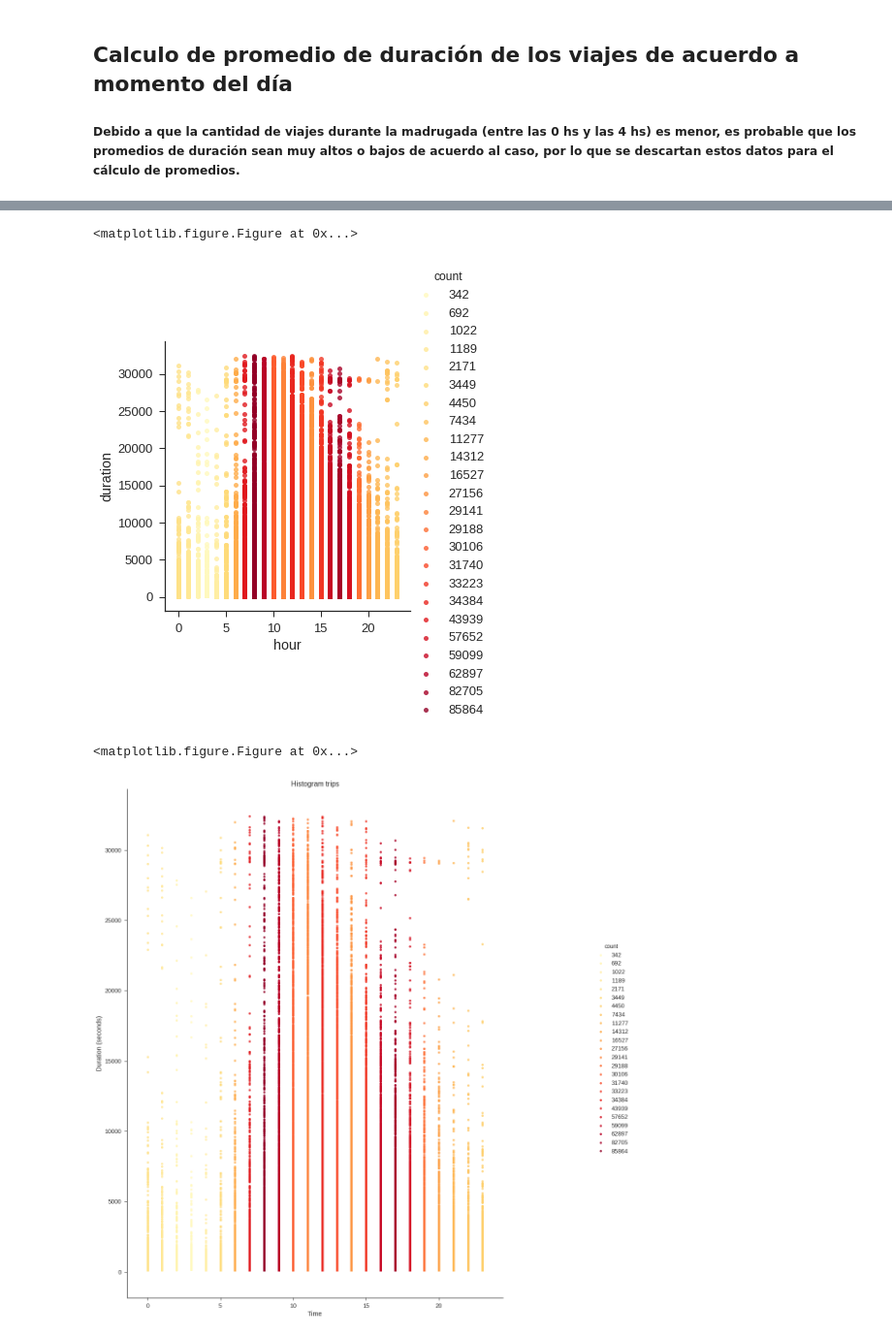
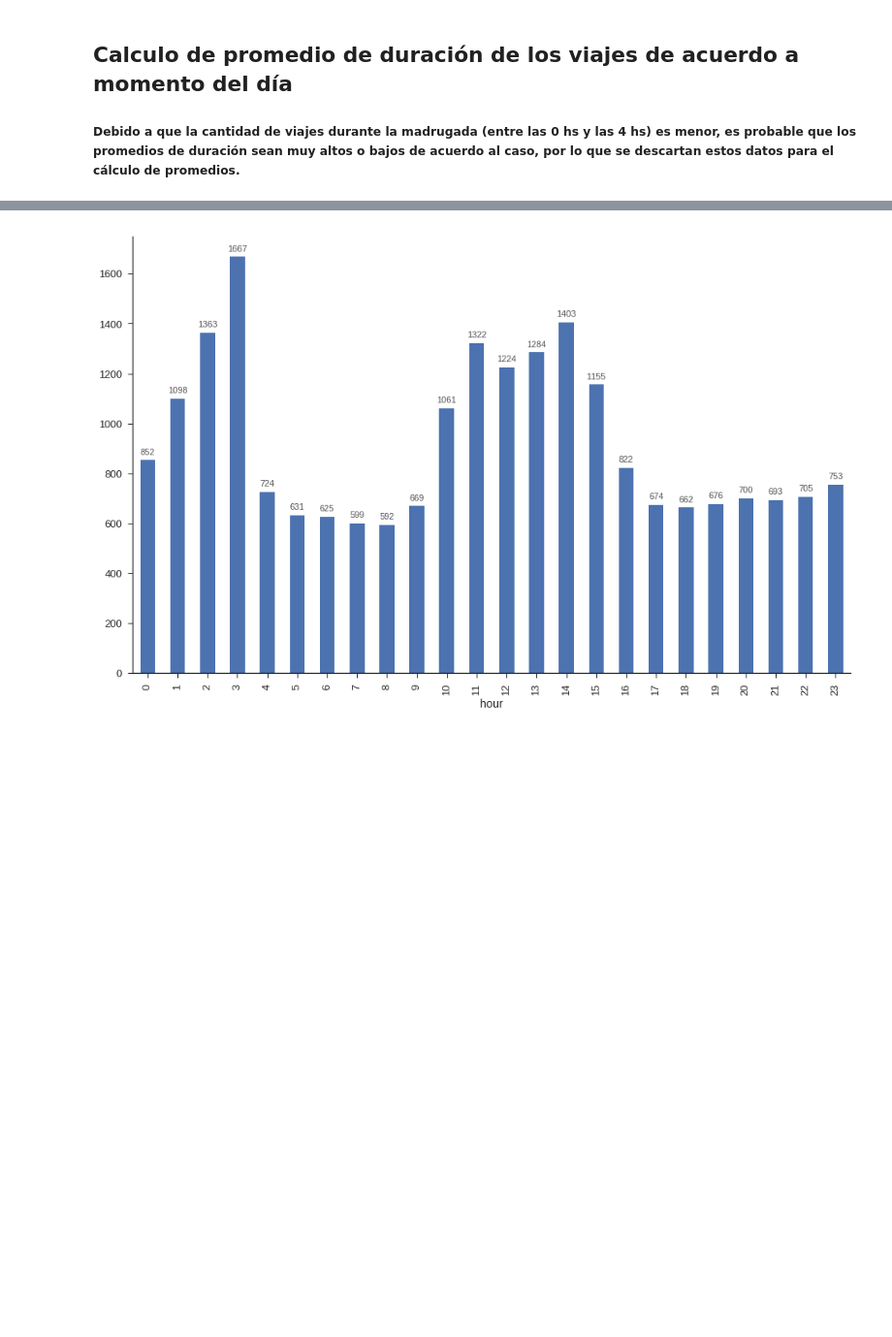
Before and after one commit to fpenovi/SFbikeTravelDuration, a Jupyter notebook: notebooks/03 - TripsDuration_VS_ TimeOfTheDay.ipynb, the cells around one changed output, grey strips where cells are left out. Shown at 97% size. Drawn from its saved outputs; the diff is of its cells as text; code cells hidden in the pictures; blank space fills up the shorter version.

```diff
--- a/notebooks/03 - TripsDuration_VS_ TimeOfTheDay.ipynb
+++ b/notebooks/03 - TripsDuration_VS_ TimeOfTheDay.ipynb
@@ -108,24 +72,41 @@ dfMerged
 # %%
-plt.figure(figsize=(4,4))
+# Saqué este gráfico porque no aportaba información nueva.
 
-sns.set(font_scale=1.30)
-sns.set_style("ticks")
+#dfHeatPlt = dfTripReduced[['duration', 'hour']]\
+#                .groupby(by=['hour'])\
+#                .agg(['mean', 'count'])
 
-graf = sns.lmplot(x='hour', y='duration',
-           data=dfMerged[ (60*2 <= dfMerged.duration) & (dfMerged.duration <= 9*3600) ],
-           fit_reg=False,
-           hue="count",
-           palette="YlOrRd",
-           scatter_kws={"s":25}
-          )
-graf.fig.set_size_inches(20, 20)
+#dfHeatPlt = dfHeatPlt['duration'].rename(columns={'mean': 'avg_duration', 'count':'trips'}).reset_index()
+#dfHeatPlt
 
-plt.title('Histogram trips')
-plt.xlabel('Time')
-plt.ylabel('Duration (seconds)')
-plt.show()
+#sns.set(font_scale=1.30)
+#sns.set_style("ticks")
+
+#graf = sns.lmplot(x='hour', y='avg_duration', \
+#                  data=dfHeatPlt, \
+#                  fit_reg=False, \
+#                  hue="trips", \
+#                  palette="YlOrRd", \
+#                  scatter_kws={"s":25})
+
+#graf.fig.set_size_inches(10, 10)
+
+#plt.title('Histogram trips')
+#plt.xlabel('Time')
+#plt.ylabel('Duration (seconds)')
+#plt.show()
-# %% [output]
-<matplotlib.figure.Figure at 0x...>
-[figure, removed]
-<matplotlib.figure.Figure at 0x...>
-[figure, removed]
+# %%
+sns.set_style('ticks')
+
+ax = dfTripReduced[['hour', 'duration']]\
+            .groupby(by=['hour'])\
+            .agg('mean')\
+            .reset_index()\
+            .plot(kind='bar', x='hour', y='duration', figsize=(16,10), legend=False)
+
+sns.despine()
+
+autolabel(ax, 11, 0.8)
+plt.show()
+# %% [output]
+[figure, added]
```
Also changed, not shown: parts of 5 cells of this notebook, 1 other file.
